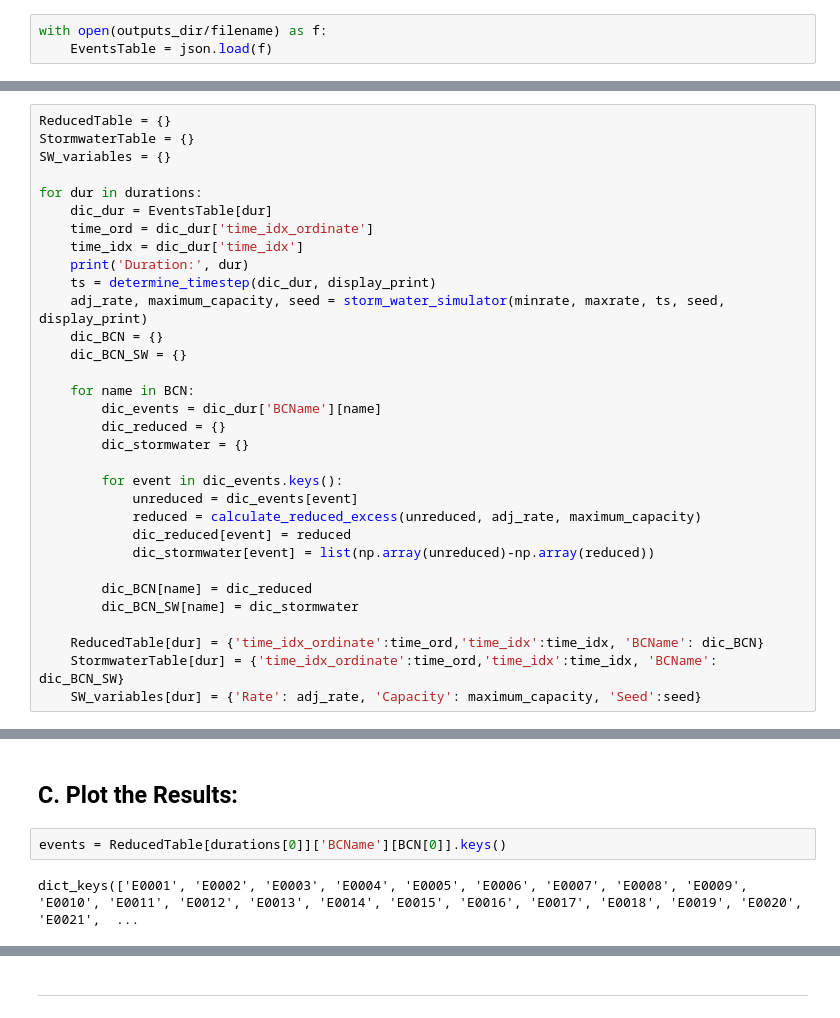
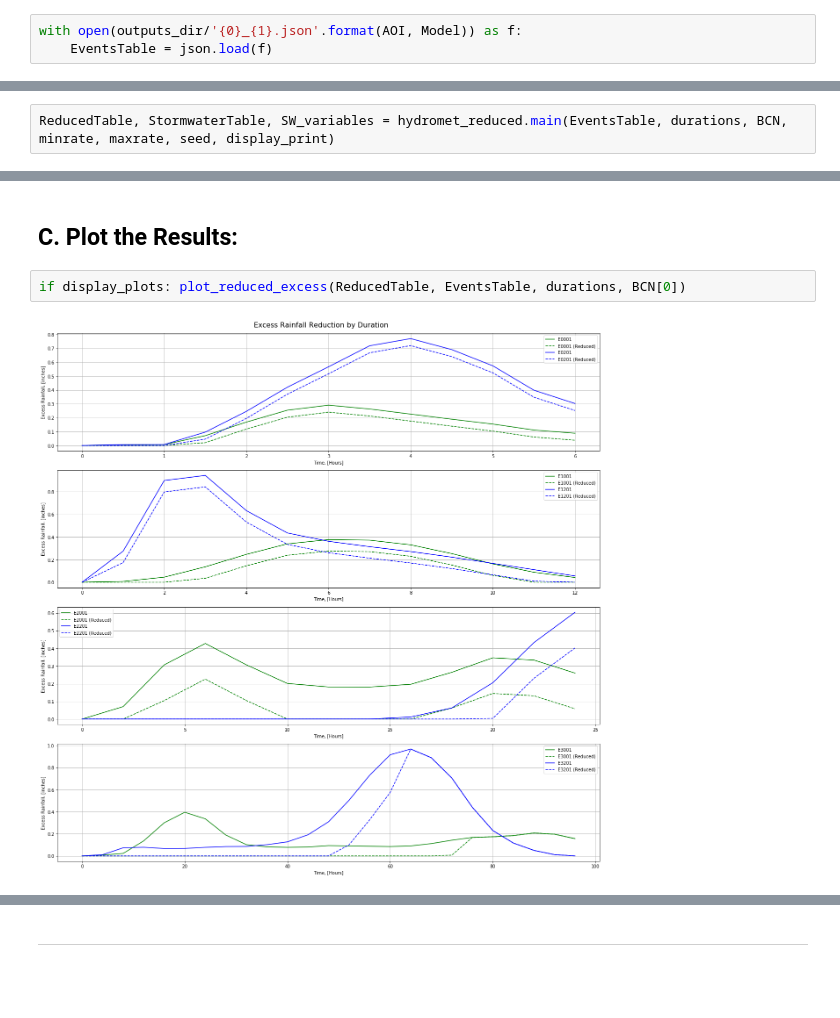
Before and after one commit to Dewberry/pfra-hydromet, a Jupyter notebook: reEventsTable.ipynb, the cells around one changed output, grey strips where cells are left out. Saved outputs shown, nothing was run; the diff lists cells and outputs as text; blank space fills up the shorter version.

Commit message:
Finish reduced pluvial notebook and add to papermill

```diff
--- a/reEventsTable.ipynb
+++ b/reEventsTable.ipynb
@@ -47,7 +49,7 @@ outputs_dir = pl.Path(outputs_dir)
 # %% [markdown]
 ### Load the excess rainfall data:
 # %%
-with open(outputs_dir/filename) as f:
+with open(outputs_dir/'{0}_{1}.json'.format(AOI, Model)) as f:
     EventsTable = json.load(f)
 # %% [markdown]
 ##### Extract the durations:
@@ -67,35 +69,3 @@ Boundary Condition Names: ['D01']
 ---
 # %% [markdown]
 ## B. Calculate Reduced Excess Rainfall:
-# %%
-ReducedTable = {}
-StormwaterTable = {}
-SW_variables = {}
-
-for dur in durations:
-    dic_dur = EventsTable[dur]
-    time_ord = dic_dur['time_idx_ordinate']
-    time_idx = dic_dur['time_idx']
-    print('Duration:', dur)
-    ts = determine_timestep(dic_dur, display_print)
-    adj_rate, maximum_capacity, seed = storm_water_simulator(minrate, maxrate, ts, seed, display_print)
-    dic_BCN = {}
-    dic_BCN_SW = {}
-
-    for name in BCN:
-        dic_events = dic_dur['BCName'][name]
-        dic_reduced = {}
-        dic_stormwater = {}
-
-        for event in dic_events.keys():
-            unreduced = dic_events[event]
-            reduced = calculate_reduced_excess(unreduced, adj_rate, maximum_capacity)
-            dic_reduced[event] = reduced
-            dic_stormwater[event] = list(np.array(unreduced)-np.array(reduced))
-
-        dic_BCN[name] = dic_reduced
-        dic_BCN_SW[name] = dic_stormwater
-
-    ReducedTable[dur] = {'time_idx_ordinate':time_ord,'time_idx':time_idx, 'BCName': dic_BCN}
-    StormwaterTable[dur] = {'time_idx_ordinate':time_ord,'time_idx':time_idx, 'BCName': dic_BCN_SW}
-    SW_variables[dur] = {'Rate': adj_rate, 'Capacity': maximum_capacity, 'Seed':seed}
@@ -114,0 +72,2 @@ Rate: 1.402961113683845 Maximum Capacity: 8.41776668210307 Seed: 51
+# %%
+ReducedTable, StormwaterTable, SW_variables = hydromet_reduced.main(EventsTable, durations, BCN, minrate, maxrate, seed, display_print)
@@ -117,6 +89,6 @@ Rate: 1.402961113683845 Maximum Capacity: 8.41776668210307 Seed: 51
 # %% [markdown]
 ## C. Plot the Results:
 # %%
-events = ReducedTable[durations[0]]['BCName'][BCN[0]].keys()
+if display_plots: plot_reduced_excess(ReducedTable, EventsTable, durations, BCN[0])
 # %% [output]
-dict_keys(['E0001', 'E0002', 'E0003', 'E0004', 'E0005', 'E0006', 'E0007', 'E0008', 'E0009', 'E0010', 'E0011', 'E0012', 'E0013', 'E0014', 'E0015', 'E0016', 'E0017', 'E0018', 'E0019', 'E0020', 'E0021',  ...
+[figure, added]
```
Also changed, not shown: parts of 10 cells of this notebook, 4 other files.
